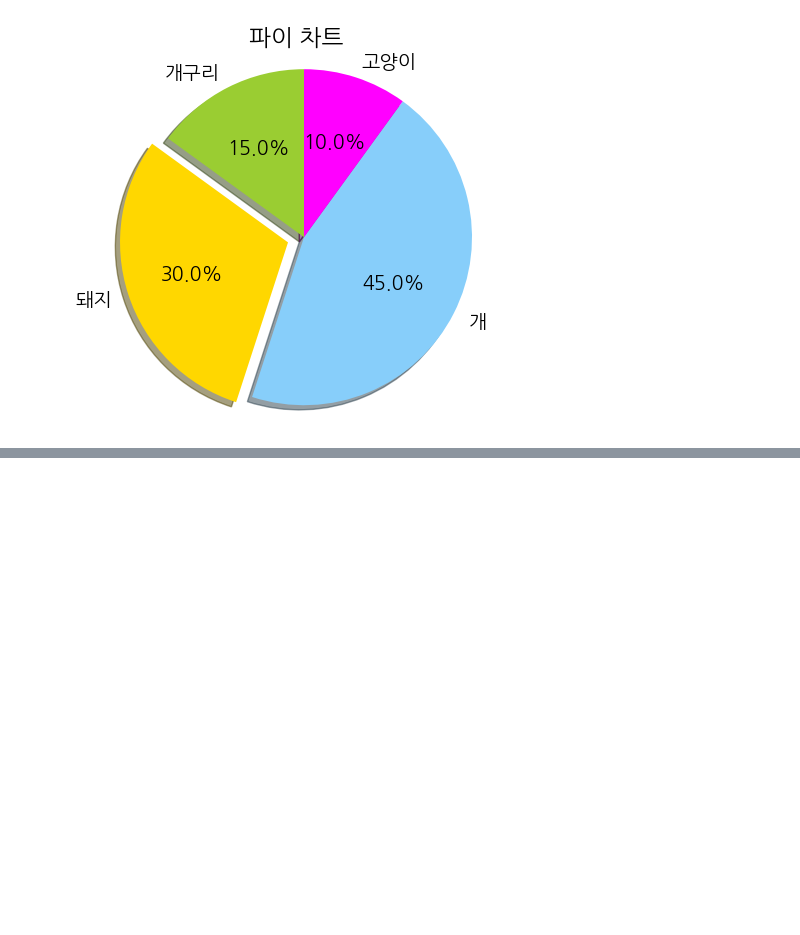
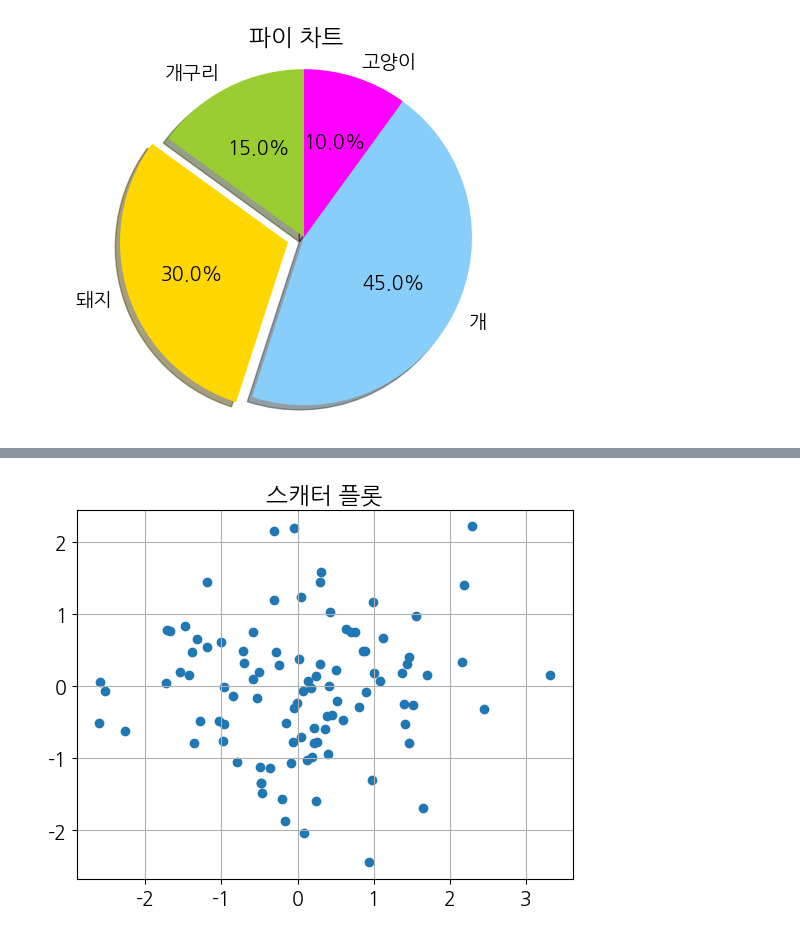
Before and after one commit to ahndb/aws_phyhon_240215, a Jupyter notebook: matplotlib_visualize_data/0304/b_matplotlib_variety_plots.ipynb, the cells around one changed output, grey strips where cells are left out. Drawn from its saved outputs; the diff is of its cells as text; code cells hidden in the pictures; blank space fills up the shorter version.

```diff
--- a/matplotlib_visualize_data/0304/b_matplotlib_variety_plots.ipynb
+++ b/matplotlib_visualize_data/0304/b_matplotlib_variety_plots.ipynb
@@ -83,0 +107,11 @@ plt.show()
+# %%
+x = np.random.normal(0, 1, 100)
+y = np.random.normal(0, 1, 100)
+
+plt.title('스캐터 플롯')
+plt.scatter(x, y)
+plt.grid(True)
+
+plt.show()
+# %% [output]
+[figure, added]
```
Also changed, not shown: parts of 11 cells of this notebook.
